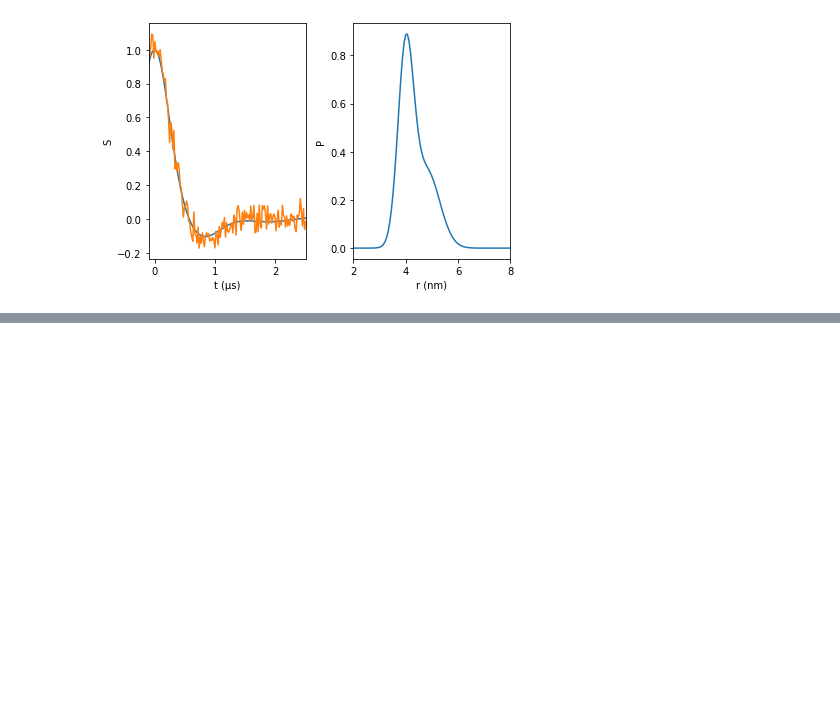
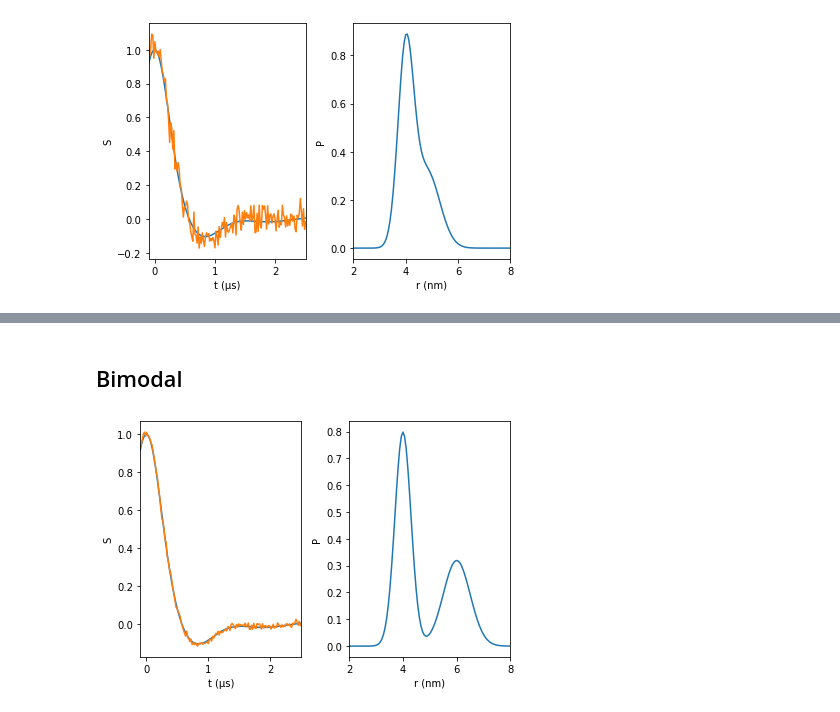
Before and after one commit to StollLab/dive-scripts, a Jupyter notebook: randP/randP_Thomas_method.ipynb, the cells around one changed output, grey strips where cells are left out. Cells and saved outputs as stored; diff of their text form; code cells hidden in the pictures; blank space fills up the shorter version.

```diff
--- a/randP/randP_Thomas_method.ipynb
+++ b/randP/randP_Thomas_method.ipynb
@@ -258,0 +297,21 @@ dive.summary(noisy_trace, model, S, t, r, Ptrue = Pmap)
+# %% [markdown]
+## Bimodal
+# %%
+param2 = [4, 0.3,0.6, 6, 0.5, 0.4] # parameters for three-Gaussian model
+P0 = dl.dd_gauss2(r,param2)
+
+sigma = 0.01
+
+S = S0 + dl.whitegaussnoise(t,sigma,seed=0)
+
+fig, ax = plt.subplots(1,2)
+line0 = ax[0].plot(t, S0)
+line1 = ax[0].plot(t, S)
+line2 = ax[1].plot(r, P0)
+
+ax[0].set(xlim = [min(t),max(t)], xlabel = 't (µs)', ylabel = 'S')
+ax[1].set(xlim = [min(r),max(r)], xlabel = 'r (nm)', ylabel = 'P')
+plt.tight_layout()
+plt.show()
+# %% [output]
+[figure, added]
```
Also changed, not shown: parts of 15 cells of this notebook, 18 other files.
